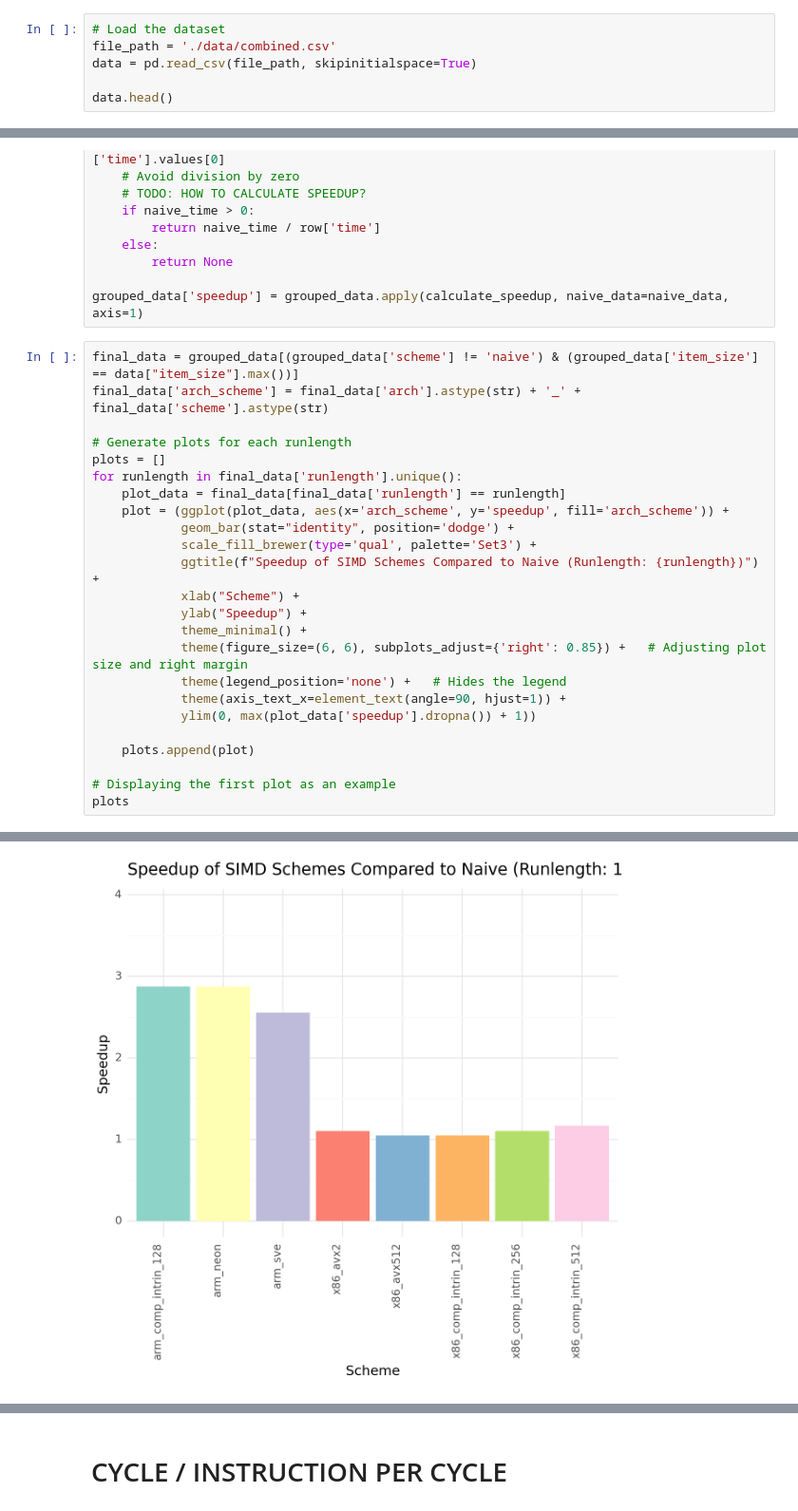
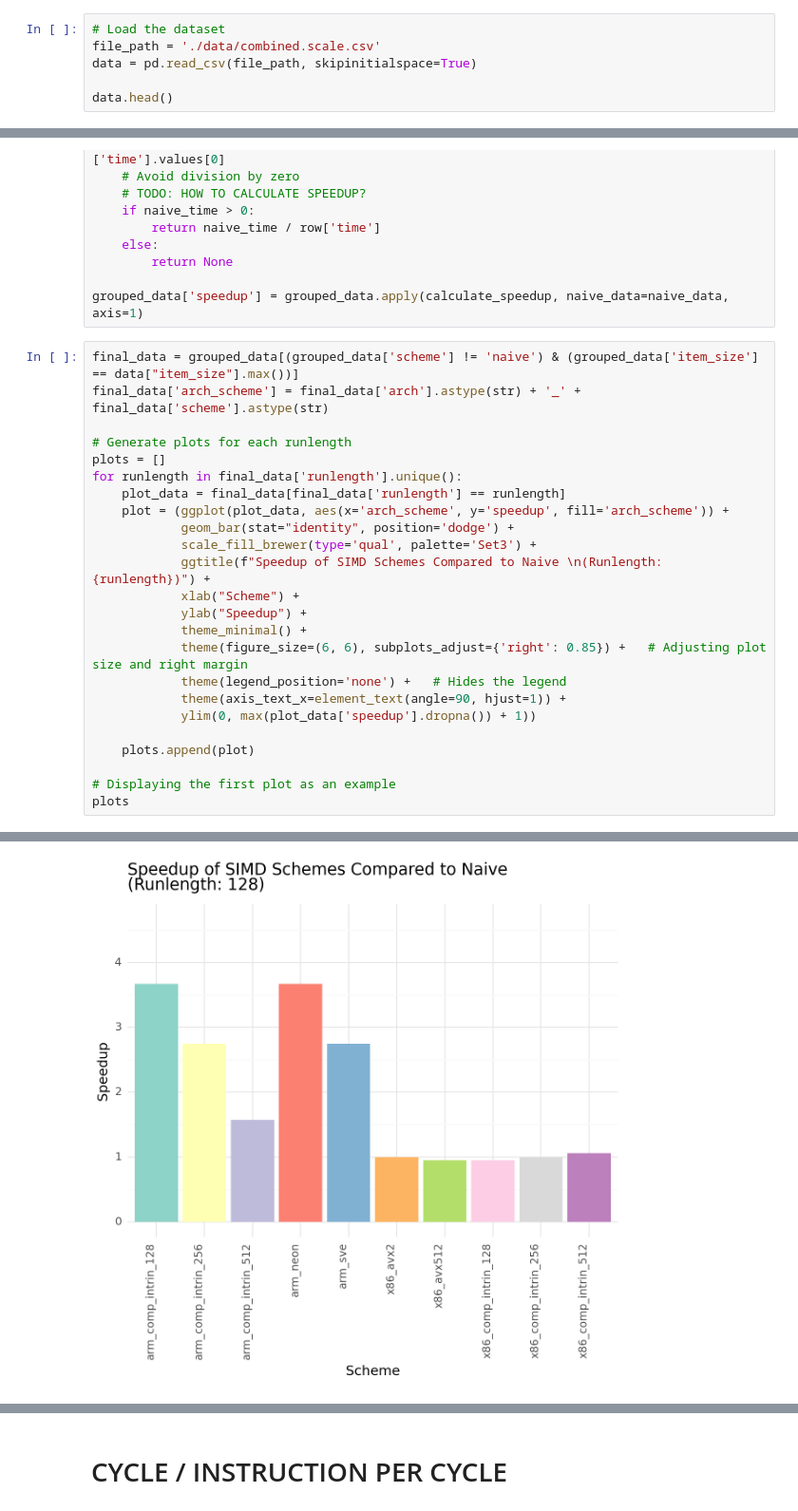
Before and after one commit to seb711/btrblocks, a Jupyter notebook: tools/simd-comparison/rle/diagrams/create_diagrams.ipynb, the cells around one changed output, grey strips where cells are left out. Shown at 95% size. Cells and saved outputs as stored; diff of their text form.

```diff
--- a/tools/simd-comparison/rle/diagrams/create_diagrams.ipynb
+++ b/tools/simd-comparison/rle/diagrams/create_diagrams.ipynb
@@ -3,7 +3,7 @@ from plotnine import *
 import pandas as pd
 # %%
 # Load the dataset
-file_path = './data/combined.csv'
+file_path = './data/combined.scale.csv'
 data = pd.read_csv(file_path, skipinitialspace=True)
 
 data.head()
@@ -65,7 +65,7 @@ for runlength in final_data['runlength'].unique():
     plot = (ggplot(plot_data, aes(x='arch_scheme', y='speedup', fill='arch_scheme')) +
             geom_bar(stat="identity", position='dodge') +
             scale_fill_brewer(type='qual', palette='Set3') +
-            ggtitle(f"Speedup of SIMD Schemes Compared to Naive (Runlength: {runlength})") +
+            ggtitle(f"Speedup of SIMD Schemes Compared to Naive \n(Runlength: {runlength})") +
             xlab("Scheme") +
             ylab("Speedup") +
             theme_minimal() +
@@ -87 +87 @@ See the caveats in the documentation: https://pandas.pydata.org/pandas-docs/stab
-[figure, old version]
+[figure, new version]
```
Also changed, not shown: parts of 5 cells of this notebook, 9 other files.
